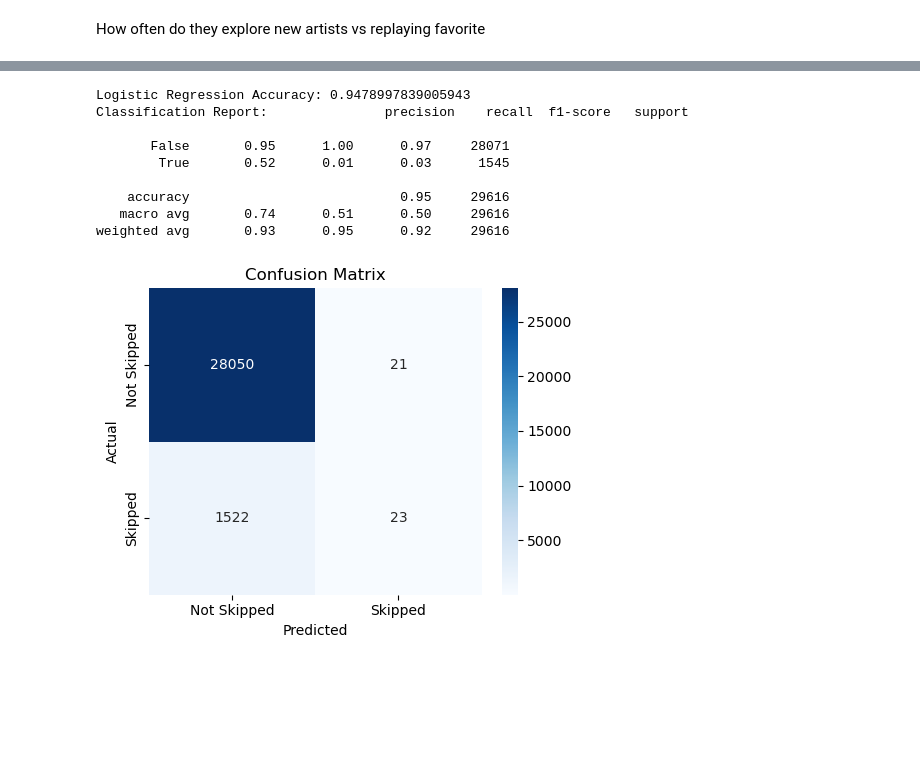
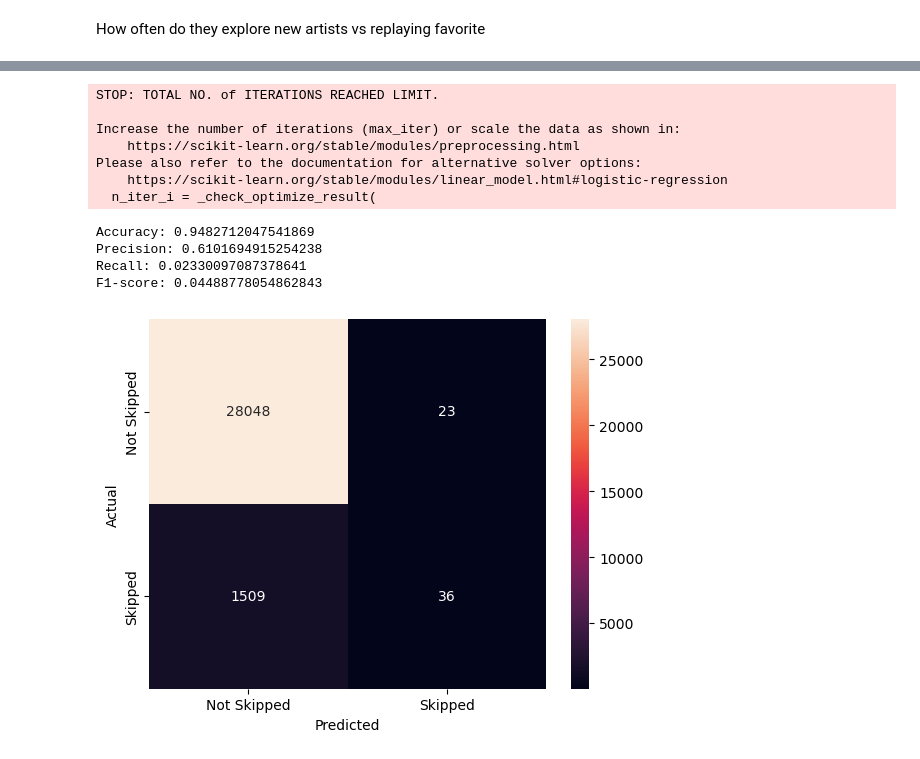
Before and after one commit to riyadm18/Spotify-User-Listening-Behavior-Analysis, a Jupyter notebook: spotify.ipynb, the cells around one changed output, grey strips where cells are left out. Cells and saved outputs as stored; diff of their text form; code cells hidden in the pictures; blank space fills up the shorter version.

```diff
--- a/spotify.ipynb
+++ b/spotify.ipynb
@@ -32,8 +37,6 @@ df.head()
 | 4 | 0GgAAB0ZMllFhbNc3mAodO | 08-07-2013 03:17 | web player | 0 | Half Mast | Empire Of The Sun | Walking On A Dream | clickrow | ... |
 # %%
 df.drop_duplicates(inplace=True)
-# %%
-df.dropna(axis=1, how='all', inplace=True)
 # %%
 df.isnull().sum()
 # %% [output]
@@ -240,0 +157,16 @@ weighted avg       0.99      0.99      0.99     29616
+# %%
+dt = DecisionTreeClassifier(random_state=42)
+
+dt.fit(X_train, y_train)
+y_pred = dt.predict(X_test)
+
+print("Accuracy:", accuracy_score(y_test, y_pred))
+print("Precision:", precision_score(y_test, y_pred))
+print("Recall:", recall_score(y_test, y_pred))
+print("F1-score:", f1_score(y_test, y_pred))
+
+cm = confusion_matrix(y_test, y_pred)
+sns.heatmap(cm, annot=True, fmt='d', xticklabels=['Not Skipped', 'Skipped'], yticklabels=['Not Skipped', 'Skipped'])
+plt.xlabel('Predicted')
+plt.ylabel('Actual')
+plt.show()
@@ -241,32 +179,30 @@ weighted avg       0.99      0.99      0.99     29616
 # %%
-from sklearn.linear_model import LogisticRegression
-lr_model = LogisticRegression(max_iter=5000, random_state=42)
-lr_model.fit(X_train, y_train)
-y_pred_lr = lr_model.predict(X_test)
+lr = LogisticRegression(max_iter=5000, random_state=42)
 
-print("Logistic Regression Accuracy:", accuracy_score(y_test, y_pred_lr))
-print("Classification Report:", classification_report(y_test, y_pred_lr))
+lr.fit(X_train, y_train)
+y_pred = lr.predict(X_test)
 
-conf_matrix = confusion_matrix(y_test, y_pred_lr)
+print("Accuracy:", accuracy_score(y_test, y_pred))
+print("Precision:", precision_score(y_test, y_pred))
+print("Recall:", recall_score(y_test, y_pred))
+print("F1-score:", f1_score(y_test, y_pred))
 
-plt.figure(figsize=(5, 4))
-sns.heatmap(conf_matrix, annot=True, fmt='d', cmap='Blues',
-            xticklabels=['Not Skipped', 'Skipped'],
-            yticklabels=['Not Skipped', 'Skipped'])
-plt.title('Confusion Matrix')
+cm = confusion_matrix(y_test, y_pred)
+sns.heatmap(cm, annot=True, fmt='d', xticklabels=['Not Skipped', 'Skipped'], yticklabels=['Not Skipped', 'Skipped'])
 plt.xlabel('Predicted')
 plt.ylabel('Actual')
-plt.tight_layout()
 plt.show()
 # %% [output]
-Logistic Regression Accuracy: 0.9478997839005943
-Classification Report:               precision    recall  f1-score   support
+STOP: TOTAL NO. of ITERATIONS REACHED LIMIT.
 
-       False       0.95      1.00      0.97     28071
-        True       0.52      0.01      0.03      1545
-
-    accuracy                           0.95     29616
-   macro avg       0.74      0.51      0.50     29616
-weighted avg       0.93      0.95      0.92     29616
+Increase the number of iterations (max_iter) or scale the data as shown in:
+    https://scikit-learn.org/stable/modules/preprocessing.html
+Please also refer to the documentation for alternative solver options:
+    https://scikit-learn.org/stable/modules/linear_model.html#logistic-regression
+  n_iter_i = _check_optimize_result(
+Accuracy: 0.9482712047541869
+Precision: 0.6101694915254238
+Recall: 0.02330097087378641
+F1-score: 0.04488778054862843
-[figure, old version]
+[figure, new version]
 # %%
```
Also changed, not shown: parts of 12 cells of this notebook.
